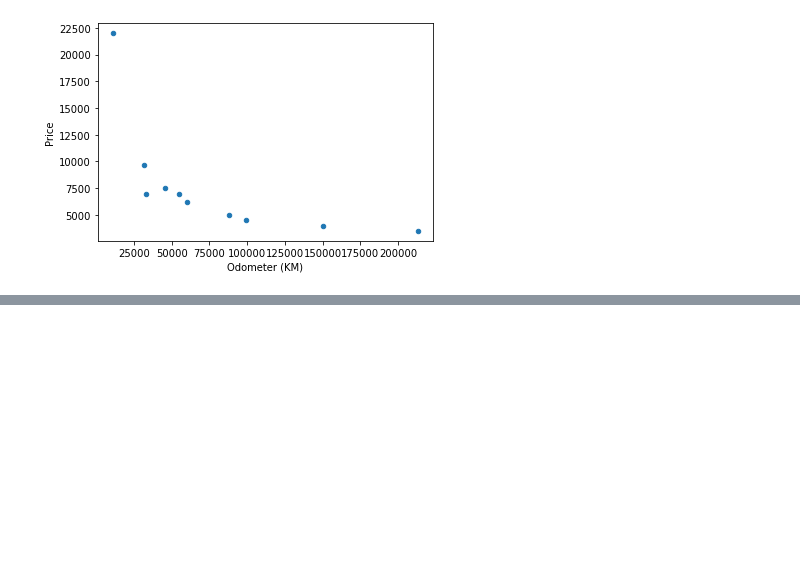
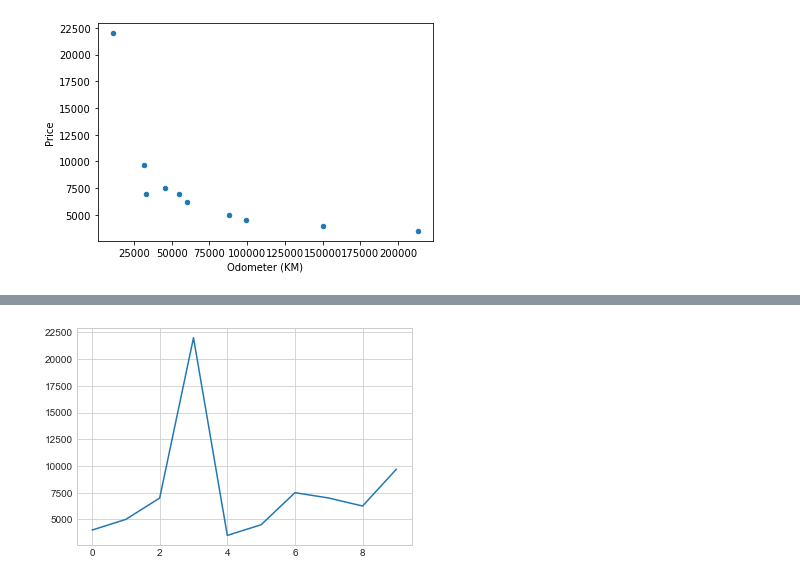
Before and after one commit to ioannis-toumpoglou/tensorflow-developer-repo, a Jupyter notebook: ml-02-introduction-to-matplotlib.ipynb, the cells around one changed output, grey strips where cells are left out. Saved outputs shown, nothing was run; the diff lists cells and outputs as text; code cells hidden in the pictures; blank space fills up the shorter version.

```diff
--- a/ml-02-introduction-to-matplotlib.ipynb
+++ b/ml-02-introduction-to-matplotlib.ipynb
@@ -529,0 +572,4 @@ Text(0.5, 0.98, 'Heart Disease Analysis')
+# %%
+car_sales['Price'].plot();
+# %% [output]
+[figure, added]
```
Also changed, not shown: parts of 54 cells of this notebook.
